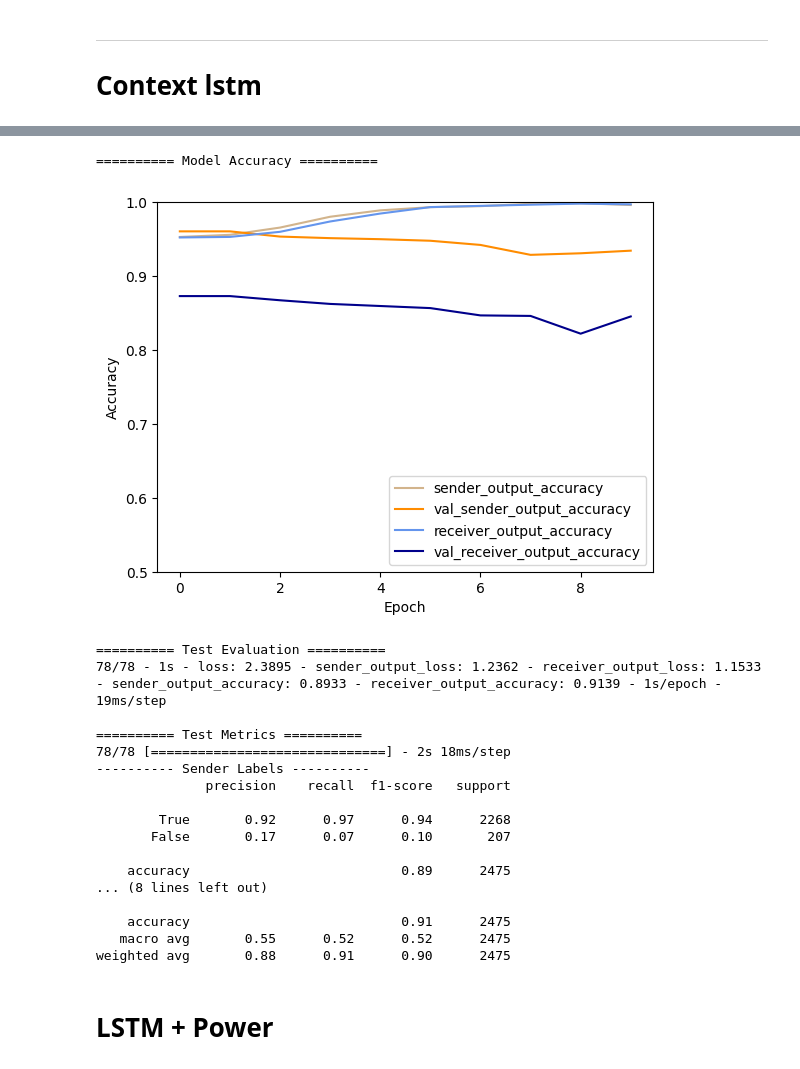
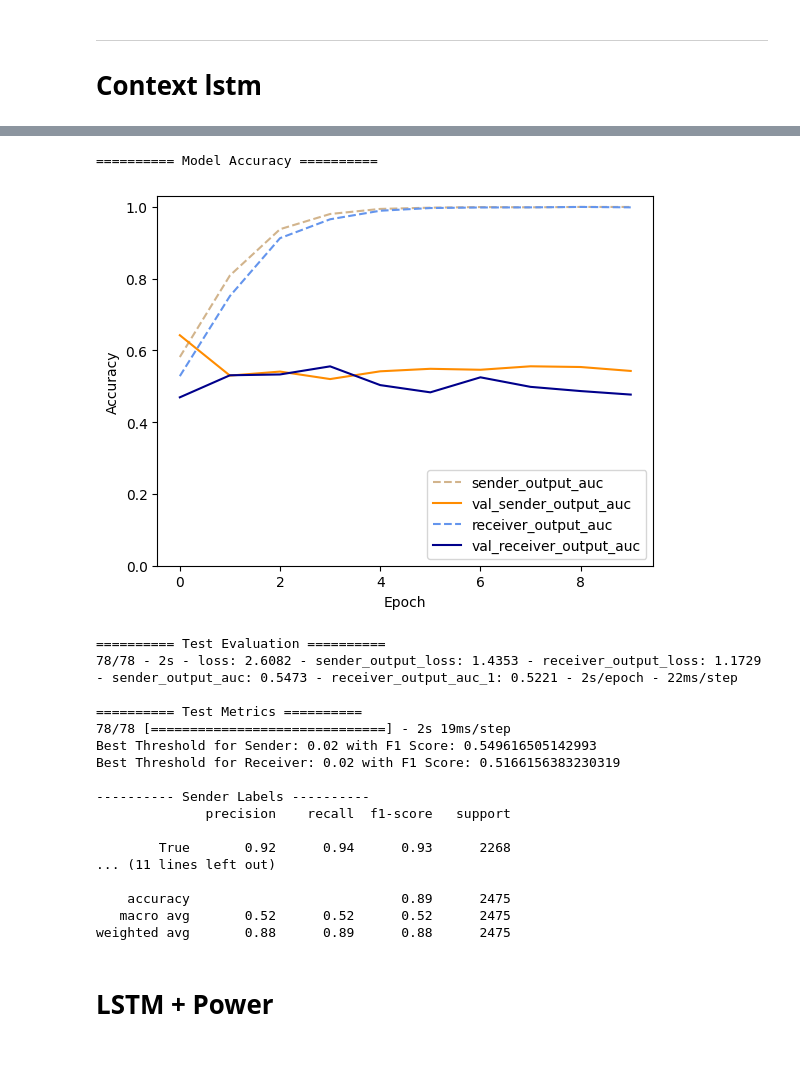
Before and after one commit to AdamKreitz/w266-final-project, a Jupyter notebook: lee2.ipynb, the cells around one changed output, grey strips where cells are left out. Drawn from its saved outputs; the diff is of its cells as text; code cells hidden in the pictures.

Commit message:
adjusted for binary_crossentropy

```diff
--- a/lee2.ipynb
+++ b/lee2.ipynb
@@ -246,3 +275,7 @@ round(len(test_df[test_df["receiver_labels"] == "NOANNOTATION"].index) /  len(te
+# %%
+train_df = train_df[train_df["receiver_labels"] != "NOANNOTATION"]
+test_df = test_df[test_df['receiver_labels'] != "NOANNOTATION"]
+validation_df = validation_df[validation_df['receiver_labels'] != "NOANNOTATION"]
 # %% [markdown]
 # Unique Words
 # %%
@@ -624,8 +657,8 @@ def create_context_lstm_model(
         keras.layers.Dense(hidden_size)
     )
 
-    sender_output = keras.layers.Dense(2, activation='softmax', name="sender_output")(context_lstm_ouput)
-    receiver_output = keras.layers.Dense(2, activation='softmax', name="receiver_output")(context_lstm_ouput)
+    sender_output = keras.layers.Dense(1, activation='sigmoid', name="sender_output")(context_lstm_ouput)
+    receiver_output = keras.layers.Dense(1, activation='sigmoid', name="receiver_output")(context_lstm_ouput)
 
     context_lstm_model = keras.Model(
         inputs=[current_message_input, previous_message_input],
@@ -633,9 +666,9 @@ def create_context_lstm_model(
     )
 
     context_lstm_model.compile(
-        loss='sparse_categorical_crossentropy',
+        loss='binary_crossentropy',
         optimizer=tf.keras.optimizers.Adam(learning_rate=learning_rate),
-        metrics=['accuracy']
+        metrics=['AUC']
     )
 
     return context_lstm_model
@@ -691,25 +724,25 @@ Epoch 10/10
 # %%
-EvaluateModel(context_lstm_model, [test_encoded_padded, test_prev_encoded_padded], [test_df['sender_labels_encoded'], test_df['receiver_labels_encoded']], context_lstm_history)
+sender_threshold, receiver_threshold = EvaluateModel(context_lstm_model, [test_encoded_padded, test_prev_encoded_padded], [test_df['sender_labels_encoded'], test_df['receiver_labels_encoded']], context_lstm_history)
 # %% [output]
 ========== Model Accuracy ==========
-[figure, old version]
+[figure, new version]
 ========== Test Evaluation ==========
-78/78 - 1s - loss: 2.3895 - sender_output_loss: 1.2362 - receiver_output_loss: 1.1533 - sender_output_accuracy: 0.8933 - receiver_output_accuracy: 0.9139 - 1s/epoch - 19ms/step
+78/78 - 2s - loss: 2.6082 - sender_output_loss: 1.4353 - receiver_output_loss: 1.1729 - sender_output_auc: 0.5473 - receiver_output_auc_1: 0.5221 - 2s/epoch - 22ms/step
 
 ========== Test Metrics ==========
-78/78 [==============================] - 2s 18ms/step
+78/78 [==============================] - 2s 19ms/step
+Best Threshold for Sender: 0.02 with F1 Score: 0.549616505142993
+Best Threshold for Receiver: 0.02 with F1 Score: 0.5166156383230319
+
 ---------- Sender Labels ----------
               precision    recall  f1-score   support
 
-        True       0.92      0.97      0.94      2268
-       False       0.17      0.07      0.10       207
+        True       0.92      0.94      0.93      2268
+... (11 lines left out)
 
     accuracy                           0.89      2475
-... (8 lines left out)
-
-    accuracy                           0.91      2475
-   macro avg       0.55      0.52      0.52      2475
-weighted avg       0.88      0.91      0.90      2475
+   macro avg       0.52      0.52      0.52      2475
+weighted avg       0.88      0.89      0.88      2475
 # %% [markdown]
 # LSTM + Power
 # %%
```
Also changed, not shown: parts of 36 cells of this notebook.
